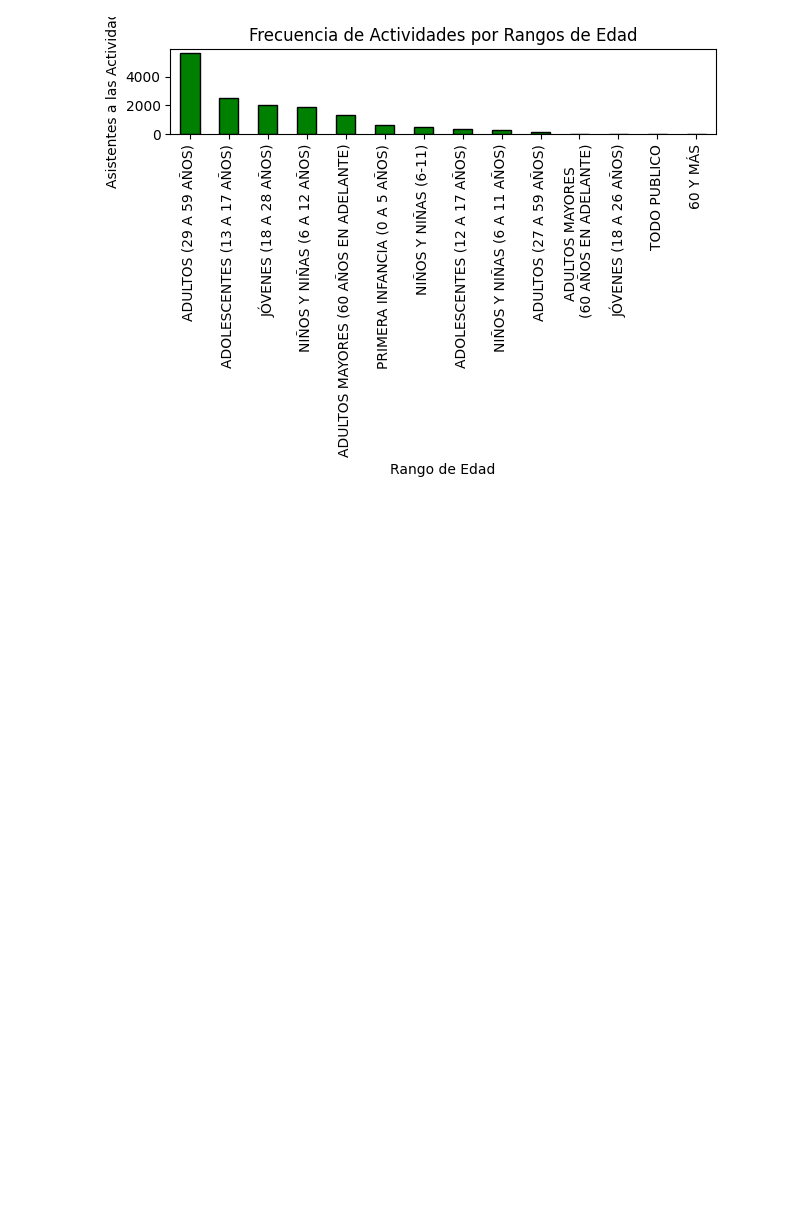
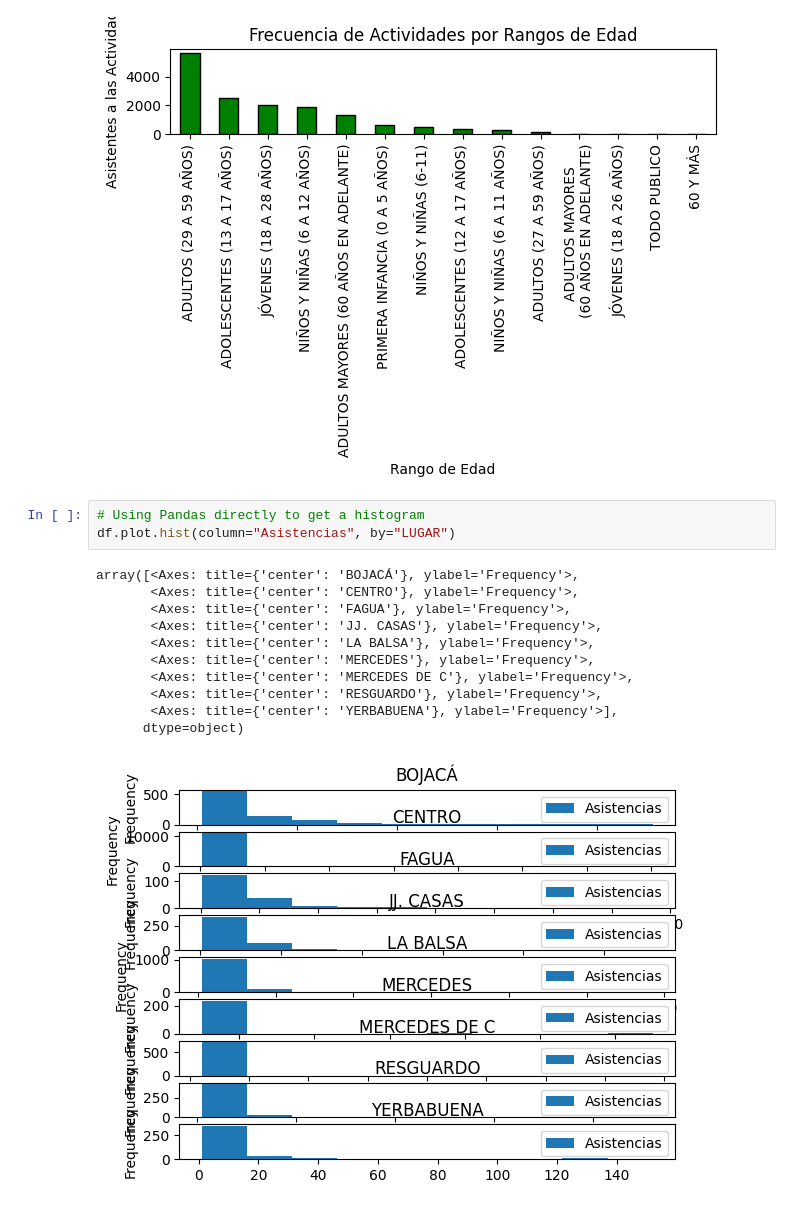
Before and after one commit to Heidymoreno26/Graficas, a Jupyter notebook: visualization_histogram.ipynb, the cells around one changed output. Cells and saved outputs as stored; diff of their text form; blank space fills up the shorter version.

```diff
--- a/visualization_histogram.ipynb
+++ b/visualization_histogram.ipynb
@@ -62,3 +78,18 @@ plt.tight_layout()
 plt.show()
 # %% [output]
 [figure]
+# %%
+# Using Pandas directly to get a histogram
+df.plot.hist(column="Asistencias", by="LUGAR")
+# %% [output]
+array([<Axes: title={'center': 'BOJACÁ'}, ylabel='Frequency'>,
+       <Axes: title={'center': 'CENTRO'}, ylabel='Frequency'>,
+       <Axes: title={'center': 'FAGUA'}, ylabel='Frequency'>,
+       <Axes: title={'center': 'JJ. CASAS'}, ylabel='Frequency'>,
+       <Axes: title={'center': 'LA BALSA'}, ylabel='Frequency'>,
+       <Axes: title={'center': 'MERCEDES'}, ylabel='Frequency'>,
+       <Axes: title={'center': 'MERCEDES DE C'}, ylabel='Frequency'>,
+       <Axes: title={'center': 'RESGUARDO'}, ylabel='Frequency'>,
+       <Axes: title={'center': 'YERBABUENA'}, ylabel='Frequency'>],
+      dtype=object)
+[figure, added]
```
Also changed, not shown: parts of 3 cells of this notebook.
